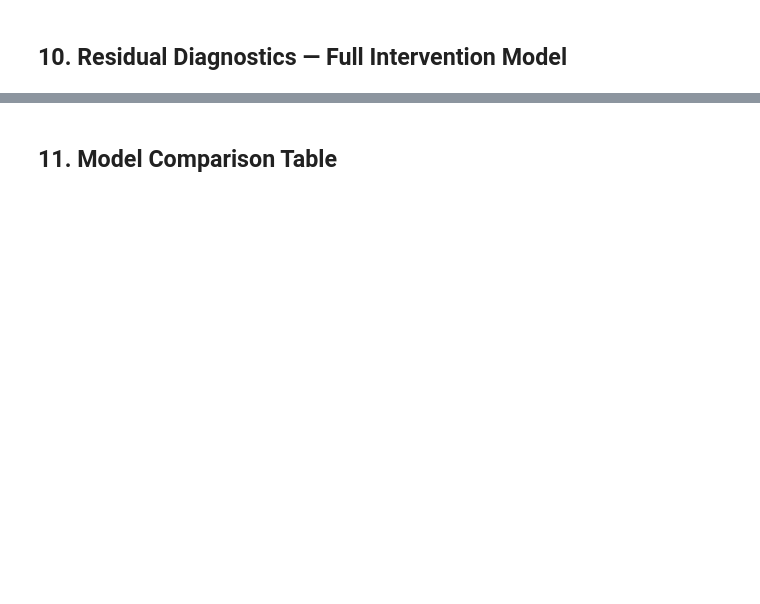
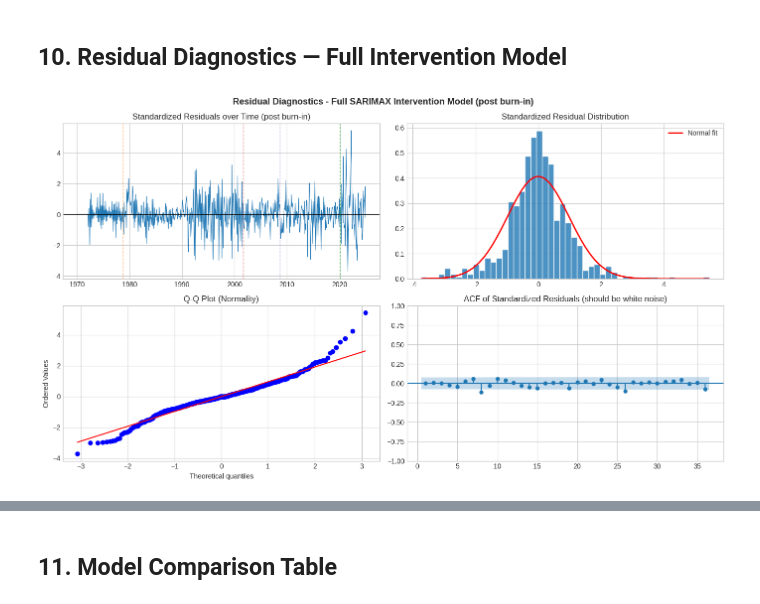
Before and after one commit to anuragkba2027-lab/SAAPM, a Jupyter notebook: univariate_project/airline_fares_cpi_analysis.ipynb, the cells around one changed output, grey strips where cells are left out. Cells and saved outputs as stored; diff of their text form; code cells hidden in the pictures; blank space fills up the shorter version.

```diff
--- a/univariate_project/airline_fares_cpi_analysis.ipynb
+++ b/univariate_project/airline_fares_cpi_analysis.ipynb
@@ -374,10 +533,19 @@ def fit_sarimax(endog, exog_df, label=''):
         order=BASE_ORDER, seasonal_order=BASE_SORDER,
         enforce_stationarity=False, enforce_invertibility=False,
     )
-    fit = m.fit(disp=False)
+    # Warm-start the ARIMA block at the baseline optimum (exog coefs at 0) so the
+    # optimiser cannot settle BELOW the baseline likelihood. Without this it lands
+    # on worse local optima, producing impossible negative LR statistics and a
+    # full model whose llf is lower than a model it nests.
+    start = np.r_[np.zeros(exog_df.shape[1]), baseline_fit.params.values]
+    # cov_type='robust' → QMLE sandwich SEs, robust to the heteroskedasticity/ARCH
+    # in the residuals. (Does NOT correct residual autocorrelation — see §10 note.)
+    fit = m.fit(start_params=start, disp=False, maxiter=1000, cov_type='robust')
+    conv = dict(fit.mle_retvals).get('converged', 'n/a')
     delta_aic = fit.aic - baseline_fit.aic
+    flag = '' if fit.llf >= baseline_fit.llf - 1e-6 else '  ⚠ llf<baseline'
     print(f'{label:48s} | AIC={fit.aic:9.2f}  BIC={fit.bic:9.2f}  '
-          f'logL={fit.llf:9.2f}  ΔAIC={delta_aic:+7.1f}')
+          f'logL={fit.llf:9.2f}  ΔAIC={delta_aic:+7.1f}  conv={conv}{flag}')
     return fit
 
 
@@ -463,10 +726,13 @@ where $k$ = number of additional parameters.
 # %%
 def lr_test(fit_r, fit_u, k, label):
     lr   = -2 * (fit_r.llf - fit_u.llf)
-    pval = stats.chi2.sf(lr, df=k)
+    # A nested unrestricted model can never have lower likelihood than the
+    # restricted one; a negative LR therefore means the fit didn't converge.
+    note = '  ⚠ negative LR → unrestricted fit not converged' if lr < -1e-6 else ''
+    pval = stats.chi2.sf(max(lr, 0.0), df=k)
     daic = fit_u.aic - fit_r.aic
     sig  = '✓ Significant' if pval < 0.05 else '✗ Not significant'
-    print(f'{label:40s} | LR={lr:8.3f}  df={k:2d}  p={pval:.4f}  ΔAIC={daic:+7.1f}  → {sig}')
+    print(f'{label:40s} | LR={lr:8.3f}  df={k:2d}  p={pval:.4f}  ΔAIC={daic:+7.1f}  → {sig}{note}')
     return pval
 
 
@@ -565,41 +879,73 @@ for key, (event_label, event_date, _) in zip(EVENT_KEYS, EVENTS):
 # %% [markdown]
 ## 10. Residual Diagnostics — Full Intervention Model
 # %%
-resid = fit_full.resid.dropna()
+# Diagnostics must be evaluated AFTER the state-space initialization. With d=1, D=1,
+# m=12 the first (d + D*m)=13 one-step residuals are diffuse-initialization transients
+# (the very first is ~3.2 vs a ~0.016 residual SD) and otherwise dominate every test.
+# We use standardized residuals past the burn-in for the visuals, and statsmodels'
+# built-in Ljung-Box (which standardizes and drops the burn-in) for serial correlation.
+n_burn = BASE_ORDER[1] + BASE_SORDER[1] * BASE_SORDER[3]
+std_resid = pd.Series(fit_full.standardized_forecasts_error[0], index=log_cpi.index).iloc[n_burn:]
 
 fig, axes = plt.subplots(2, 2, figsize=(FIG_W, 8))
 
-axes[0,0].plot(resid, color=COLORS[0], lw=0.8)
+axes[0,0].plot(std_resid, color=COLORS[0], lw=0.8)
 axes[0,0].axhline(0, color='black', lw=0.8)
 for _, date, color in EVENTS:
     axes[0,0].axvline(date, color=color, ls='--', lw=1, alpha=0.6)
-axes[0,0].set_title('Residuals over Time')
+axes[0,0].set_title('Standardized Residuals over Time (post burn-in)')
 
-axes[0,1].hist(resid, bins=50, color=COLORS[0], edgecolor='white', density=True, alpha=0.8)
-xr = np.linspace(resid.min(), resid.max(), 300)
-axes[0,1].plot(xr, stats.norm.pdf(xr, resid.mean(), resid.std()), 'r-', lw=2, label='Normal fit')
+axes[0,1].hist(std_resid, bins=50, color=COLORS[0], edgecolor='white', density=True, alpha=0.8)
+xr = np.linspace(std_resid.min(), std_resid.max(), 300)
+axes[0,1].plot(xr, stats.norm.pdf(xr, std_resid.mean(), std_resid.std()), 'r-', lw=2, label='Normal fit')
 axes[0,1].legend()
-axes[0,1].set_title('Residual Distribution')
+axes[0,1].set_title('Standardized Residual Distribution')
 
-stats.probplot(resid, dist='norm', plot=axes[1,0])
+stats.probplot(std_resid, dist='norm', plot=axes[1,0])
 axes[1,0].set_title('Q-Q Plot (Normality)')
 
-plot_acf(resid, lags=36, ax=axes[1,1], zero=False)
-axes[1,1].set_title('ACF of Residuals (should be white noise)')
+plot_acf(std_resid, lags=36, ax=axes[1,1], zero=False)
+axes[1,1].set_title('ACF of Standardized Residuals (should be white noise)')
 
-plt.suptitle('Residual Diagnostics — Full SARIMAX Intervention Model',
+plt.suptitle('Residual Diagnostics - Full SARIMAX Intervention Model (post burn-in)',
              fontsize=13, fontweight='bold')
 plt.tight_layout()
 plt.savefig('fig_08_residuals.png', dpi=150, bbox_inches='tight')
 plt.show()
 
-lb        = acorr_ljungbox(resid, lags=[6,12,24,36], return_df=True)
-jb_s, jb_p = stats.jarque_bera(resid)
-arch_s, arch_p, _, _ = het_arch(resid, nlags=12)
+# Ljung-Box via statsmodels' built-in test: it works on standardized residuals and
+# accounts for the initialization, so it is the correct serial-correlation test here.
+lb_stat, lb_p = fit_full.test_serial_correlation(method='ljungbox', lags=12)[0]
+white = lb_p[-1] > 0.05
+print('=== Serial correlation (Ljung-Box, statsmodels built-in, lag 12) ===')
+print(f'  stat={lb_stat[-1]:.4f}  p={lb_p[-1]:.4f}  -> '
+      + ('residuals white (conditional mean adequate)' if white else 'autocorrelation remains'))
+print('  NOTE: acorr_ljungbox(fit.resid) instead gives a spurious p~1e-35 because the')
+print('  first diffuse-initialization residual (~3.2) dwarfs the ~0.016 residual SD.')
 
-print('Ljung-Box (autocorrelation in residuals):')
-print(lb.round(4))
-print(f'\nJarque-Bera : stat={jb_s:.4f}  p={jb_p:.4f}  '
-      f'→ {"Normal" if jb_p>0.05 else "Non-normal (fat tails)"}')
-print(f'ARCH LM     : stat={arch_s:.4f}  p={arch_p:.4f}  '
-      f'→ {"ARCH effects present" if arch_p<0.05 else "No ARCH effects"}')
+jb_s, jb_p = stats.jarque_bera(std_resid)
+arch_s, arch_p, _, _ = het_arch(std_resid, nlags=12)
+print()
+print(f'Jarque-Bera : stat={jb_s:.2f}  p={jb_p:.4f}  -> '
+      + ('Normal' if jb_p > 0.05 else 'Non-normal (fat tails)'))
+print(f'ARCH LM(12) : stat={arch_s:.2f}  p={arch_p:.4f}  -> '
+      + ('ARCH effects present' if arch_p < 0.05 else 'No ARCH effects'))
+print()
+print('-> Conditional MEAN is adequate (white residuals). The remaining non-normality and')
+print('   ARCH are variance/tail effects only - covered by robust SEs (used) or GARCH-t.')
+
+def resid_diag(ft):
+    nb = ft.model.order[1] + ft.model.seasonal_order[1] * ft.model.seasonal_order[3]
+    sr = pd.Series(ft.standardized_forecasts_error[0]).iloc[nb:]
+    lbp = ft.test_serial_correlation(method='ljungbox', lags=12)[0][1][-1]
+    return lbp, stats.jarque_bera(sr)[1], het_arch(sr, nlags=12)[1]
+
+print()
+print('Residual diagnostic comparison (post burn-in; LB & JB > 0.05 good, ARCH > 0.05 = no ARCH):')
+print(f'{"Model":26s} {"LjungBox(12)":>13} {"JarqueBera":>11} {"ARCH(12)":>9}')
+print('-' * 62)
+for nm, ft in [('Full (4 events + recovery)', fit_full), ('COVID-only (best AIC)', indiv['covid'])]:
+    lbp, jbp, archp = resid_diag(ft)
+    print(f'{nm:26s} {lbp:>13.4f} {jbp:>11.4f} {archp:>9.4f}')
+# %% [output]
+[figure, added]
```
Also changed, not shown: parts of 32 cells of this notebook, 10 other files.
